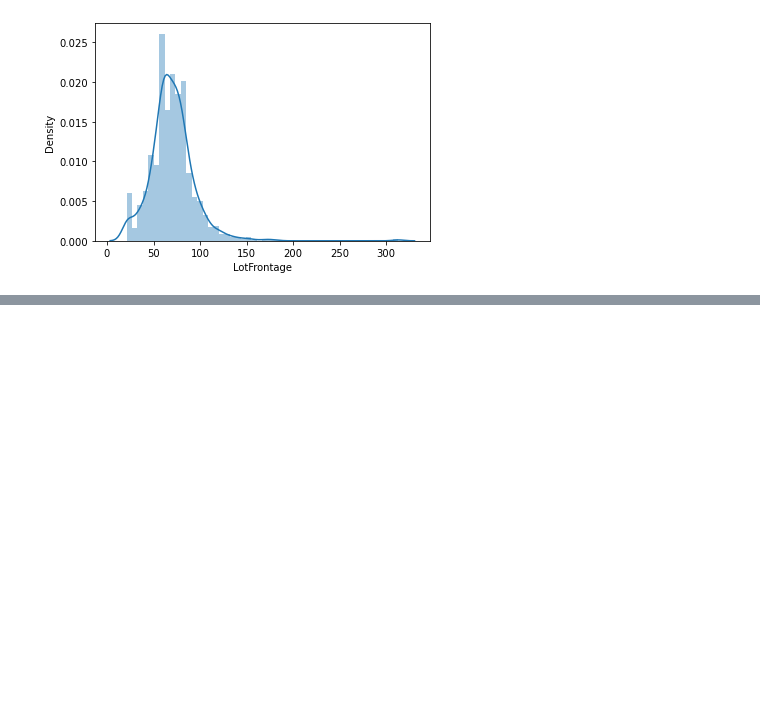
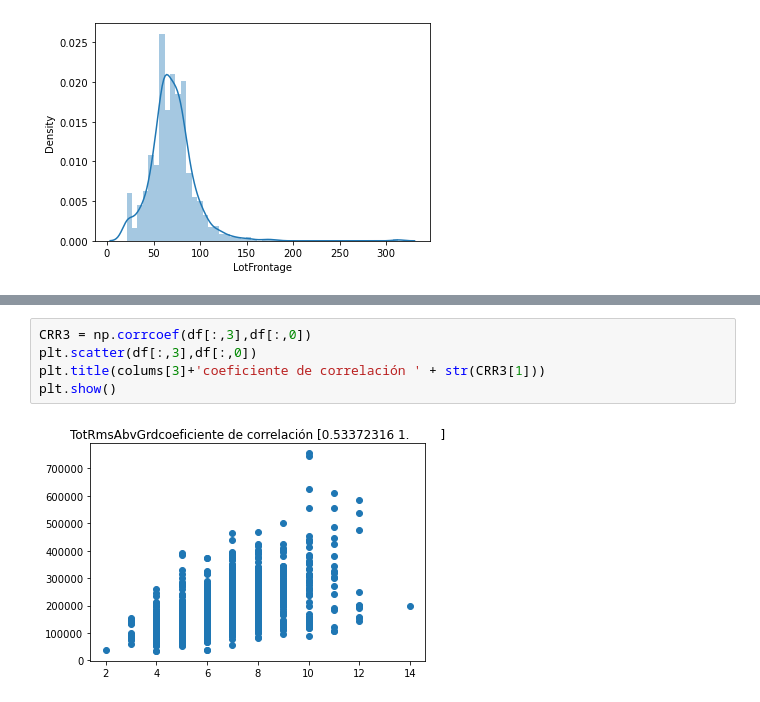
Before and after one commit to KElizabethL/Proyecto_1-Statistical, a Jupyter notebook: proyecto_1.ipynb, the cells around one changed output, grey strips where cells are left out. Drawn from its saved outputs; the diff is of its cells as text; blank space fills up the shorter version.

```diff
--- a/proyecto_1.ipynb
+++ b/proyecto_1.ipynb
@@ -184,0 +205,7 @@ sb.distplot(df[:,5][~np.isnan(df[:,5])],axlabel=colums[5])
+# %%
+CRR3 = np.corrcoef(df[:,3],df[:,0])
+plt.scatter(df[:,3],df[:,0])
+plt.title(colums[3]+'coeficiente de correlación ' + str(CRR3[1]))
+plt.show()
+# %% [output]
+[figure, added]
```
Also changed, not shown: parts of 7 cells of this notebook, 1 other file.
